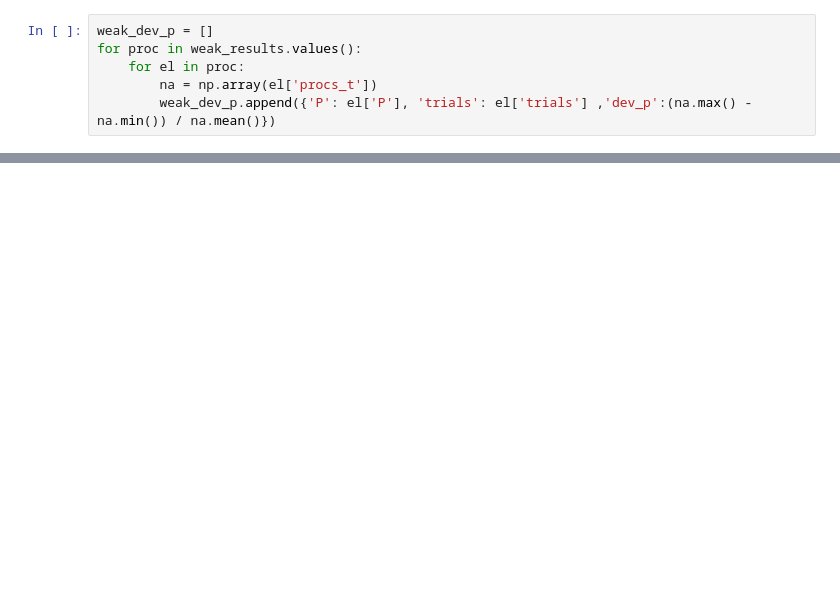
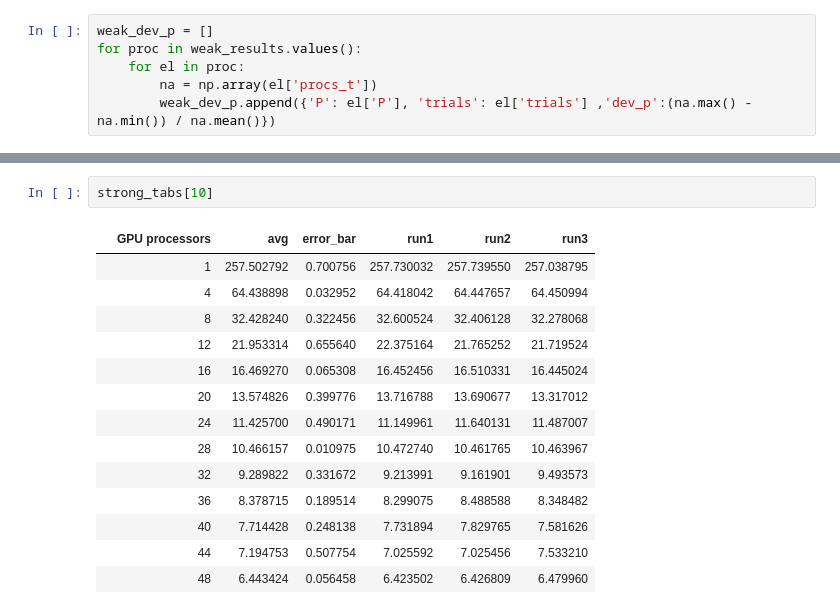
Before and after one commit to pogmat/Foundations_of_HPC_2020, a Jupyter notebook: Assignement1/code/results/stats.ipynb, the cells around one changed output, grey strips where cells are left out. Drawn from its saved outputs; the diff is of its cells as text; blank space fills up the shorter version.

```diff
--- a/Assignement1/code/results/stats.ipynb
+++ b/Assignement1/code/results/stats.ipynb
@@ -164,0 +255,17 @@ max([el['dev_p'] for el in weak_dev_p])
+# %%
+strong_tabs[10]
+# %% [output]
+|  | GPU processors | avg | error_bar | run1 | run2 | run3 |
+|  | 1 | 257.502792 | 0.700756 | 257.730032 | 257.739550 | 257.038795 |
+|  | 4 | 64.438898 | 0.032952 | 64.418042 | 64.447657 | 64.450994 |
+|  | 8 | 32.428240 | 0.322456 | 32.600524 | 32.406128 | 32.278068 |
+|  | 12 | 21.953314 | 0.655640 | 22.375164 | 21.765252 | 21.719524 |
+|  | 16 | 16.469270 | 0.065308 | 16.452456 | 16.510331 | 16.445024 |
+|  | 20 | 13.574826 | 0.399776 | 13.716788 | 13.690677 | 13.317012 |
+|  | 24 | 11.425700 | 0.490171 | 11.149961 | 11.640131 | 11.487007 |
+|  | 28 | 10.466157 | 0.010975 | 10.472740 | 10.461765 | 10.463967 |
+|  | 32 | 9.289822 | 0.331672 | 9.213991 | 9.161901 | 9.493573 |
+|  | 36 | 8.378715 | 0.189514 | 8.299075 | 8.488588 | 8.348482 |
+|  | 40 | 7.714428 | 0.248138 | 7.731894 | 7.829765 | 7.581626 |
+|  | 44 | 7.194753 | 0.507754 | 7.025592 | 7.025456 | 7.533210 |
+|  | 48 | 6.443424 | 0.056458 | 6.423502 | 6.426809 | 6.479960 |
```
Also changed, not shown: parts of 25 cells of this notebook, 9 other files.
